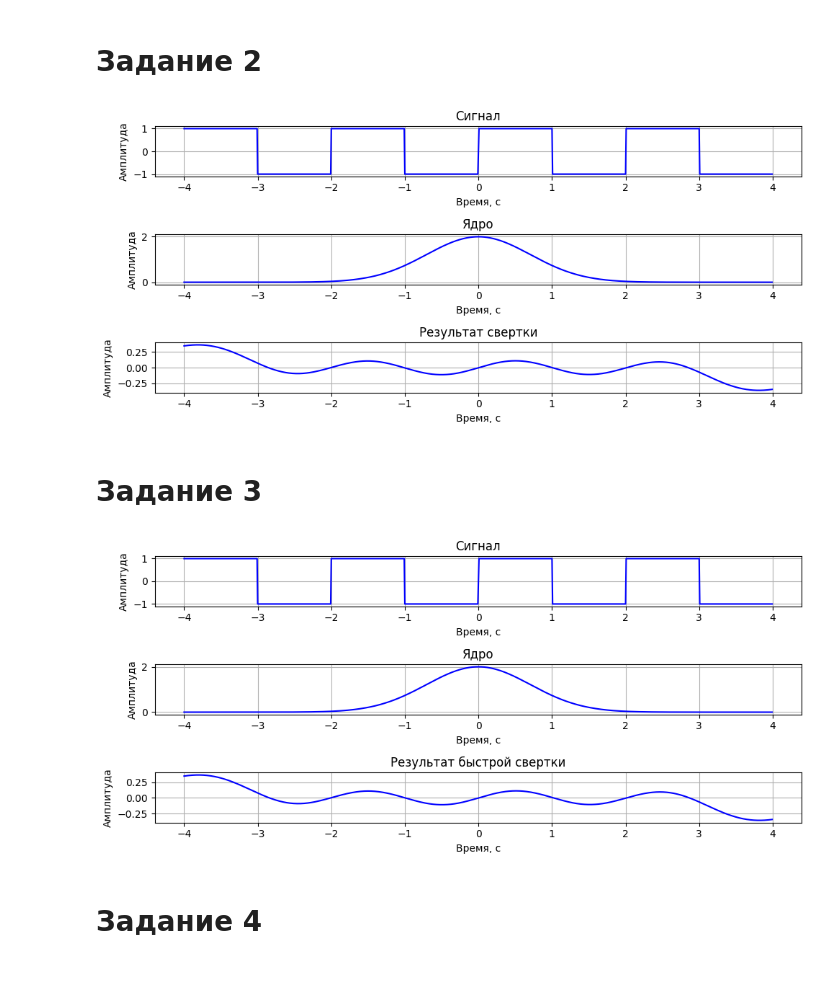
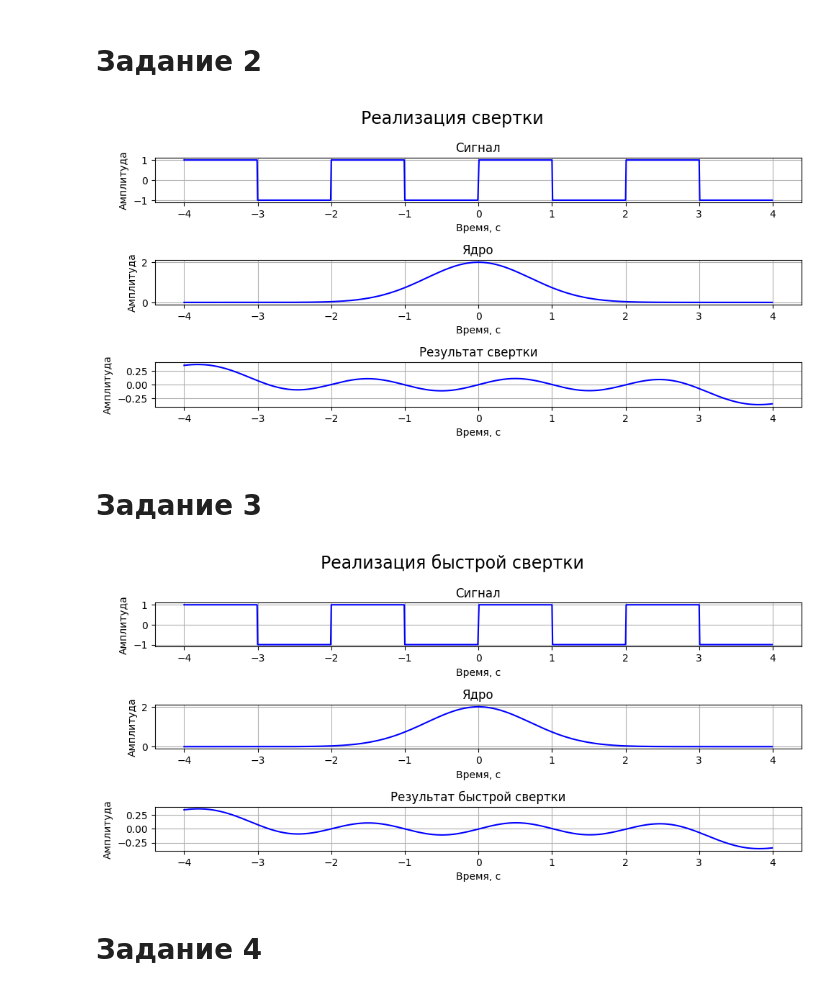
Before and after one commit to HerrPhoton/Digital-signal-processing, a Jupyter notebook: Lab5.ipynb, the cells around one changed output. Saved outputs shown, nothing was run; the diff lists cells and outputs as text; code cells hidden in the pictures.

```diff
--- a/Lab5.ipynb
+++ b/Lab5.ipynb
@@ -56,15 +56,15 @@ def conv(signal, kernel, mode = 'full'):
 # %%
 y_conv = conv(y, y_k1, mode = 'same') / np.sum(y_k1)
 # %%
-display.clear(3)
+display.clear(3, title = 'Реализация свертки', title_fontsize = 17)
 
 display.make_plot(0, x, y, title = 'Сигнал')
 display.make_plot(1, x_k1, y_k1, title = 'Ядро')
 display.make_plot(2, x, y_conv, title = 'Результат свертки')
 
 display.plot()
 # %% [output]
-[figure, old version]
+[figure, new version]
 # %% [markdown]
 # Задание 3
 # %%
@@ -92,7 +92,7 @@ def fft_conv(signal, kernel, mode = 'full'):
 # %%
 y_conv = fft_conv(y, y_k1, mode = 'same') / np.sum(y_k1)
 # %%
-display.clear(3)
+display.clear(3, title = 'Реализация быстрой свертки', title_fontsize = 17)
 
 display.make_plot(0, x, y, title = 'Сигнал')
 display.make_plot(1, x_k1, y_k1, title = 'Ядро')
@@ -100,6 +100,6 @@ display.make_plot(2, x, y_conv, title = 'Результат быстрой св
 
 display.plot()
 # %% [output]
-[figure, old version]
+[figure, new version]
 # %% [markdown]
 # Задание 4
```
Also changed, not shown: parts of 26 cells of this notebook, 1 other file.
